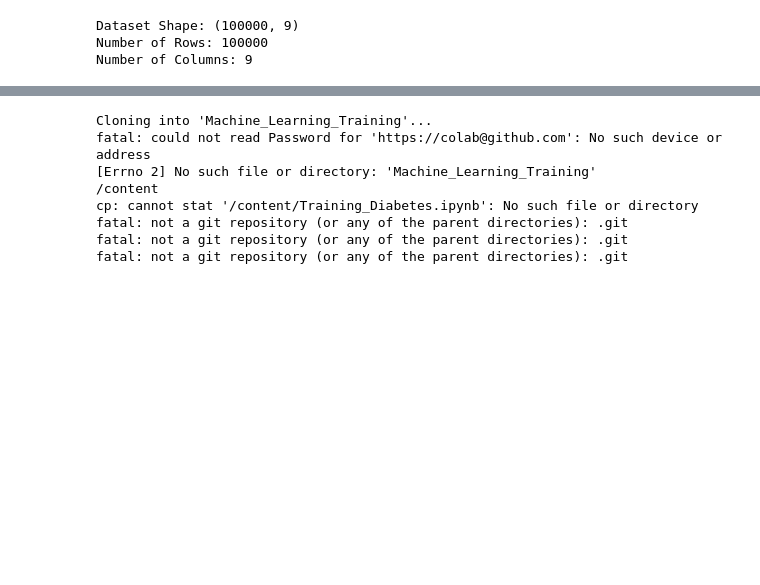
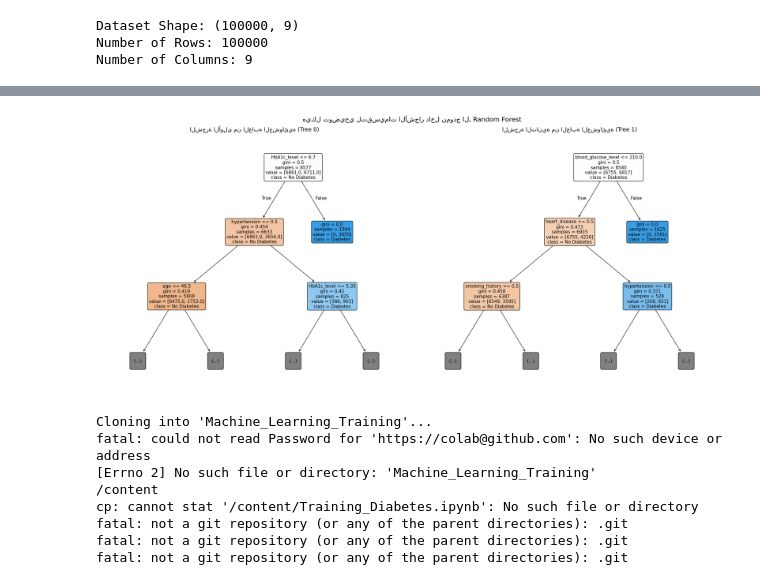
Before and after one commit to saraaldenali5555/Machine_Learning_Training, a Jupyter notebook: Training_Diabetes.ipynb, the cells around one changed output, grey strips where cells are left out. Saved outputs shown, nothing was run; the diff lists cells and outputs as text; code cells hidden in the pictures; blank space fills up the shorter version.

```diff
--- a/Training_Diabetes.ipynb
+++ b/Training_Diabetes.ipynb
@@ -124,3 +349,43 @@ weighted avg       0.94      0.88      0.90     19230
+# %%
+from sklearn.tree import plot_tree
+import matplotlib.pyplot as plt
+
+# الغابة العشوائية تحتوي على عدة أشجار مخزنة في الميزة estimators_
+# سنقوم بعرض الشجرة الأولى والثانية بحد أقصى للعمق يساوي 2 لتكون القراءة سهلة وواضحة
+
+fig, axes = plt.subplots(nrows=1, ncols=2, figsize=(22, 10))
+
+# رسم الشجرة الأولى
+plot_tree(
+    rf_model.estimators_[0],
+    max_depth=2,
+    feature_names=X.columns,
+    class_names=['No Diabetes', 'Diabetes'],
+    filled=True,
+    rounded=True,
+    fontsize=11,
+    ax=axes[0]
+)
+axes[0].set_title('الشجرة الأولى من الغابة العشوائية (Tree 0)', fontsize=14, pad=10)
+
+# رسم الشجرة الثانية لتوضيح اختلاف التقسيمات وعشوائيتها
+plot_tree(
+    rf_model.estimators_[1],
+    max_depth=2,
+    feature_names=X.columns,
+    class_names=['No Diabetes', 'Diabetes'],
+    filled=True,
+    rounded=True,
+    fontsize=11,
+    ax=axes[1]
+)
+axes[1].set_title('الشجرة الثانية من الغابة العشوائية (Tree 1)', fontsize=14, pad=10)
+
+plt.suptitle('هيكل توضيحي لتقسيمات الأشجار داخل نموذج الـ Random Forest', fontsize=16, y=0.98)
+plt.tight_layout()
+plt.show()
+# %% [output]
+[figure, added]
 # %%
 # 1. إعداد حساب غيت هاب (تأكد من تعديل الإيميل واسم المستخدم)
 !git config --global user.email "saraaldenali5555@example.com"
```
Also changed, not shown: parts of 13 cells of this notebook.
